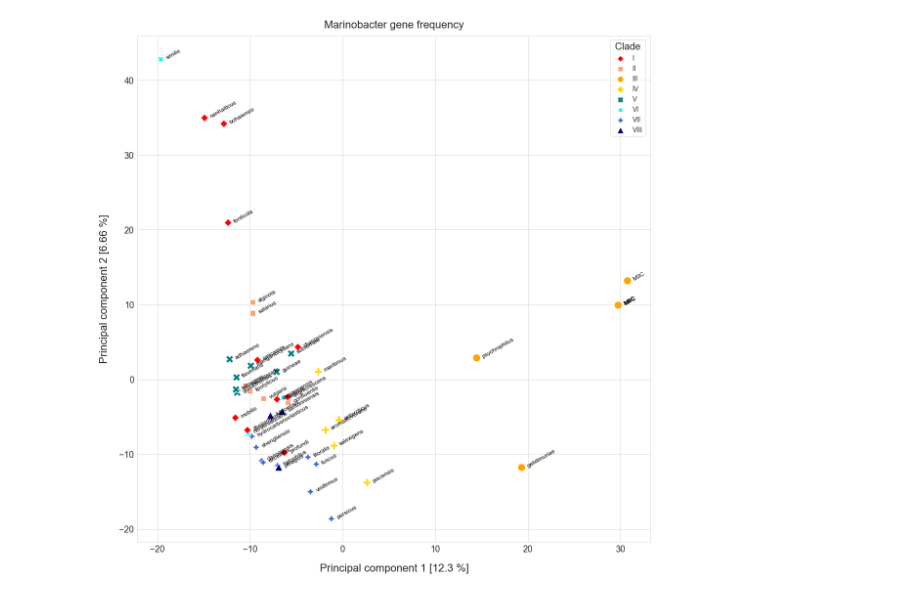
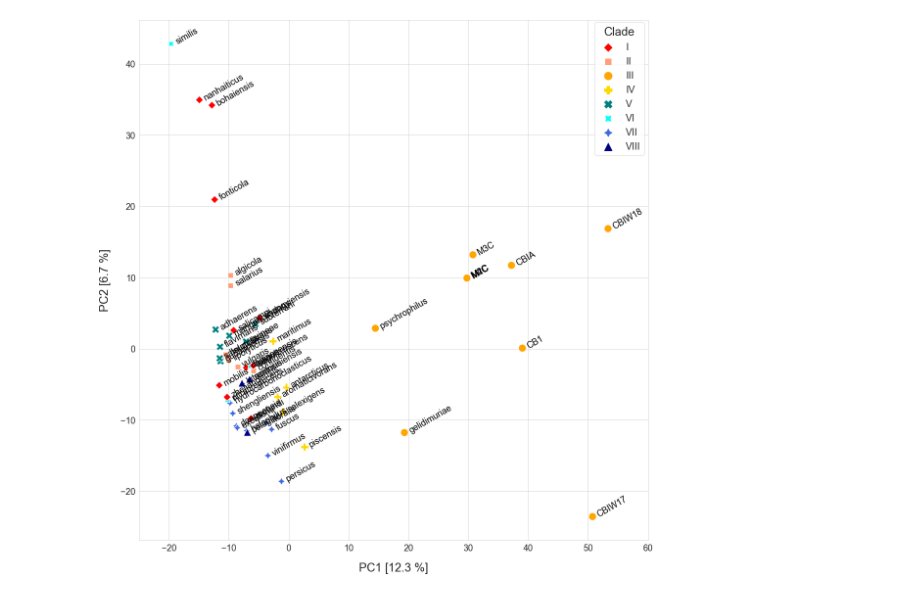
Before and after one commit to zscooper/marinobacter_pangenomics, a Jupyter notebook: Marinobacter_pangenome_PCA.ipynb, the cells around one changed output. Saved outputs shown, nothing was run; the diff lists cells and outputs as text; code cells hidden in the pictures.

```diff
--- a/Marinobacter_pangenome_PCA.ipynb
+++ b/Marinobacter_pangenome_PCA.ipynb
@@ -5,9 +5,14 @@
 #packages required for this analysis
 import pandas as pd
 import matplotlib.pyplot as plt
+import matplotlib as mpl
 from sklearn.preprocessing import StandardScaler
 from sklearn.decomposition import PCA
 import seaborn as sns
+#for saving svg text
+new_rc_params = {'text.usetex': False,
+"svg.fonttype": 'none'}
+mpl.rcParams.update(new_rc_params)
 # %%
 #Gene frequency file from anvio
 mbpan_gene_freq_file = "mbpan-functions-occurrence-frequency.txt"
@@ -29,8 +34,7 @@ df4 = df2[['Genome']] #saving identifying info for each row for later
 #fix the names of the cryopeg MAGs; these were operational names used during binning refinement
 meta_names = {'Marinobacter_CB1':'CB1', 'Marinobacter_CBIA':'CBIA',
               'Marinobacter_CBIW17':'CBIW17','Marinobacter_CBIW18':'CBIW18'} #dictionary correcting to sample name only
-df4 = df4 #set as real object and not just copy of a slice
-df4.replace(meta_names,inplace=True) #correct the meta_names
+df4 = df4.replace(meta_names) #correct the meta_names
 # %%
 #Apply scaling to df3 to transform data appropriately for PCA
 x = StandardScaler().fit_transform(df3)
@@ -46,44 +50,45 @@ principalDf.index += 1
 df5 = pd.concat([principalDf, df4], axis=1)
 #add in the clade details
 df6 = pd.read_csv(deets, sep='\t', header=0)
+df6 = df6.replace(meta_names)
 df7 = df5.merge(df6,on='Genome')
 #get the variance ratio numbers for the axes
 pc1_var, pc2_var = pca.explained_variance_ratio_
 # %%
 #ordered clades for legend
 clades = ['I','II','III','IV','V','VI','VII','VIII']
 #color pallette for the clades, consistent with other figures
 clade_pal = {'I':'red','II':'lightsalmon','III':'orange','IV':'gold',
              'V':'teal','VI':'cyan','VII':'royalblue','VIII':'navy'}
 
 #setting up plot
 sns.set_style('whitegrid') #plot theme
 fig,ax=plt.subplots(figsize=(16,16)) #setting size of figure
 ax.tick_params(labelsize=18) #setting tick label size
 #create seaborn scatterplot object
 pca_plot = sns.scatterplot(x='pc1',y='pc2',data=df7, #setting axes and data
                            hue='Clade', hue_order=clades, style = 'Clade', #getting color and shapes set by clade
                            s=250,palette=clade_pal) #s is dot size, and using custom color pallette
 #fixing the size of the markers in the legend box
-lgnd = plt.legend(bbox_to_anchor=(0.915,1), loc="upper left", #setting legend location
-                  fontsize=14, title='Clade', title_fontsize = 20) #fonts and title set
+lgnd = plt.legend(bbox_to_anchor=(0.885,1.005), loc="upper left", #setting legend location
+                  fontsize=20, title='Clade', title_fontsize = 24) #fonts and title set
 for i in range(8): #looping over legend labels to set the size
-    lgnd.legendHandles[i]._sizes = [100]
+    lgnd.legendHandles[i]._sizes = [250]
 #labelling axes
-plt.xlabel(f'Principal component 1 [{100*pc1_var:.4g} %]',fontsize=22,labelpad = 20) #adding pc1 variability data to x-axis
-plt.ylabel(f'Principal component 2 [{100*pc2_var:.4g} %]',fontsize=22,labelpad = 20) #adding pc2 variability data to y-axis
-plt.title('Marinobacter gene frequency',size=22,y=1.01) #title
+plt.xlabel(f'PC1 [{100*pc1_var:.3g} %]',fontsize=24,labelpad = 20) #adding pc1 variability data to x-axis
+plt.ylabel(f'PC2 [{100*pc2_var:.2g} %]',fontsize=24,labelpad = 20) #adding pc2 variability data to y-axis
+plt.xlim(-25,60)
 
 #adding labels for each genome to each point
-#this gets busy so I have it off by default
-for line in range(0,df7.shape[0]):
+for line in range(0,df7.shape[0]): #I remove labels manually except for Clade III using Inkscape
      pca_plot.text(df7.pc1[line]+0.5, df7.pc2[line], #setting location for text box for each dot in the plot
      df7.Genome[line], horizontalalignment='left', rotation=30, #getting Genome name for each dot and filling text box; also setting relative position and rotation of text
-     size=12, color='black', weight='light') #setting text size and color
+     size=18, color='black', weight='light') #setting text size and color
 
 plt.tight_layout() #display the plot
 
-#save it if you'd like
-#plt.savefig('fig_editing/mbpan_gene_freq_pca.svg',dpi=300,format='svg')
+#save it if you'd like by commenting show and uncommenting savefig
+plt.show()
+#plt.savefig('fig_editing/mbpan_gene_freq_pca_v3.svg',dpi=300,format='svg')
 # %% [output]
-[figure, old version]
+[figure, new version]
```
Also changed, not shown: parts of 1 cell of this notebook, 3 other files.
